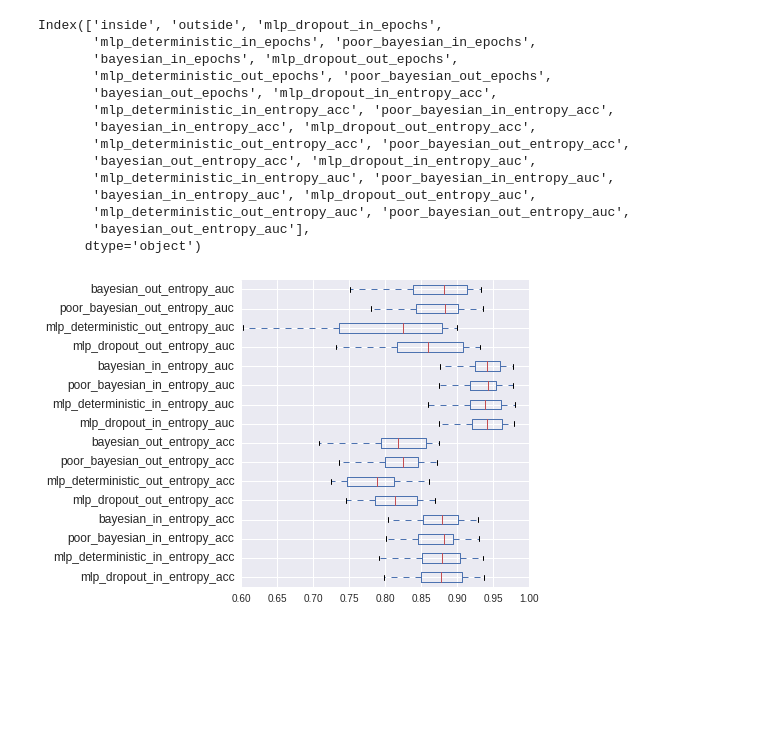
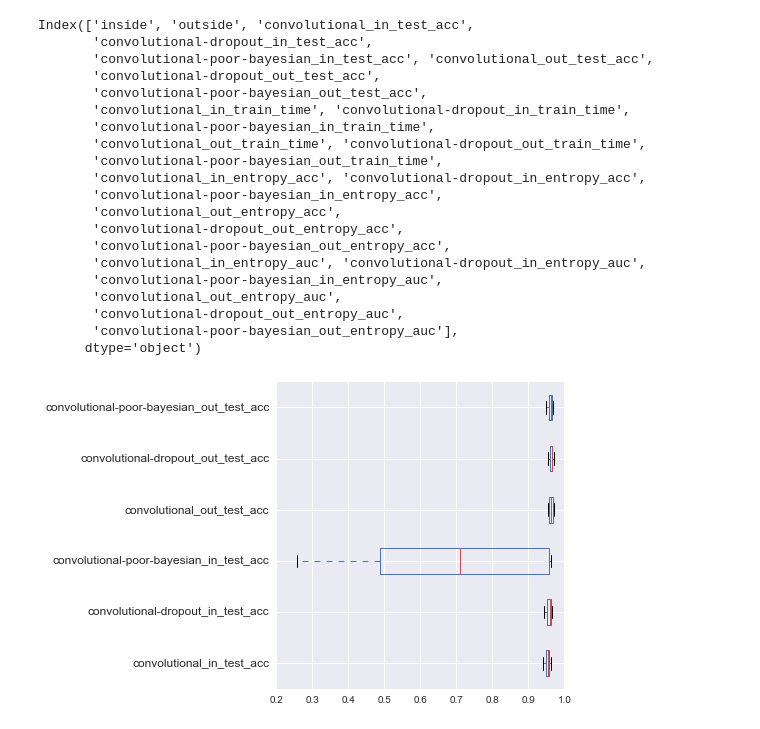
Before and after one commit to ramon-oliveira/deepstats, a Jupyter notebook: mnist_results/join_results_anova.ipynb, the cells around one changed output. Drawn from its saved outputs; the diff is of its cells as text; code cells hidden in the pictures; blank space fills up the shorter version.

Commit message:
add join results

```diff
--- a/mnist_results/join_results_anova.ipynb
+++ b/mnist_results/join_results_anova.ipynb
@@ -26,14 +12,22 @@ experiments = ['mlp_dropout', 'mlp_deterministic', 'poor_bayesian', 'bayesian']
+# %%
+cols = ['test_acc',
+        'train_time',
+        'entropy__bal_acc',
+        'entropy__auc']
+# %%
+experiments = ['convolutional', 'convolutional-dropout', 'convolutional-poor-bayesian']
 # %%
 dfs = []
 for exp in experiments:
-    df_with = pd.read_csv(exp+'_uncertainty_with_unknown.csv')
+    df_with = pd.read_csv(exp+'_with_unknown.csv')
     df_with_results = df_with.groupby(['inside_labels', 'unknown_labels']).mean()[cols]
-    df_without = pd.read_csv(exp+'_uncertainty_without_unknown.csv')
+    df_without = pd.read_csv(exp+'_out_unknown.csv')
     df_without_results = df_without.groupby(['inside_labels', 'unknown_labels']).mean()[cols]
     dfs.append([exp, df_with_results, df_without_results])
 # %%
 results_cols = ['inside', 'outside',
-                'in_epochs', 'out_epochs',
+                'in_test_acc', 'out_test_acc',
+                'in_train_time', 'out_train_time',
                 'in_entropy_acc', 'out_entropy_acc',
                 'in_entropy_auc', 'out_entropy_auc']
 
@@ -47,6 +41,7 @@ for exp, df_with, df_without in dfs:
             in_row[0], out_row[0],
             in_row[1], out_row[1],
             in_row[2], out_row[2],
+            in_row[3], out_row[3],
         ]
     dfs_results.append([exp, results])
 # %%
@@ -74,24 +69,30 @@ for key_row  in zip(*[df.itertuples() for exp, df in dfs_results]):
 # %%
 final_results.columns
 # %% [output]
-Index(['inside', 'outside', 'mlp_dropout_in_epochs',
-       'mlp_deterministic_in_epochs', 'poor_bayesian_in_epochs',
-       'bayesian_in_epochs', 'mlp_dropout_out_epochs',
-       'mlp_deterministic_out_epochs', 'poor_bayesian_out_epochs',
-       'bayesian_out_epochs', 'mlp_dropout_in_entropy_acc',
-       'mlp_deterministic_in_entropy_acc', 'poor_bayesian_in_entropy_acc',
-       'bayesian_in_entropy_acc', 'mlp_dropout_out_entropy_acc',
-       'mlp_deterministic_out_entropy_acc', 'poor_bayesian_out_entropy_acc',
-       'bayesian_out_entropy_acc', 'mlp_dropout_in_entropy_auc',
-       'mlp_deterministic_in_entropy_auc', 'poor_bayesian_in_entropy_auc',
-       'bayesian_in_entropy_auc', 'mlp_dropout_out_entropy_auc',
-       'mlp_deterministic_out_entropy_auc', 'poor_bayesian_out_entropy_auc',
-       'bayesian_out_entropy_auc'],
+Index(['inside', 'outside', 'convolutional_in_test_acc',
+       'convolutional-dropout_in_test_acc',
+       'convolutional-poor-bayesian_in_test_acc', 'convolutional_out_test_acc',
+       'convolutional-dropout_out_test_acc',
+       'convolutional-poor-bayesian_out_test_acc',
+       'convolutional_in_train_time', 'convolutional-dropout_in_train_time',
+       'convolutional-poor-bayesian_in_train_time',
+       'convolutional_out_train_time', 'convolutional-dropout_out_train_time',
+       'convolutional-poor-bayesian_out_train_time',
+       'convolutional_in_entropy_acc', 'convolutional-dropout_in_entropy_acc',
+       'convolutional-poor-bayesian_in_entropy_acc',
+       'convolutional_out_entropy_acc',
+       'convolutional-dropout_out_entropy_acc',
+       'convolutional-poor-bayesian_out_entropy_acc',
+       'convolutional_in_entropy_auc', 'convolutional-dropout_in_entropy_auc',
+       'convolutional-poor-bayesian_in_entropy_auc',
+       'convolutional_out_entropy_auc',
+       'convolutional-dropout_out_entropy_auc',
+       'convolutional-poor-bayesian_out_entropy_auc'],
       dtype='object')
 # %%
 plt.figure()
-plt.rcParams['figure.figsize'] = (10, 10)
-final_results.boxplot(return_type='axes', vert=False, column=list(final_results.columns)[10:])
+plt.rcParams['figure.figsize'] = (10, 15)
+final_results.boxplot(return_type='axes', vert=False, column=list(final_results.columns)[2:8])
 plt.subplots_adjust(left=0.4)
 # %% [output]
-[figure, old version]
+[figure, new version]
```
Also changed, not shown: parts of 9 cells of this notebook.
